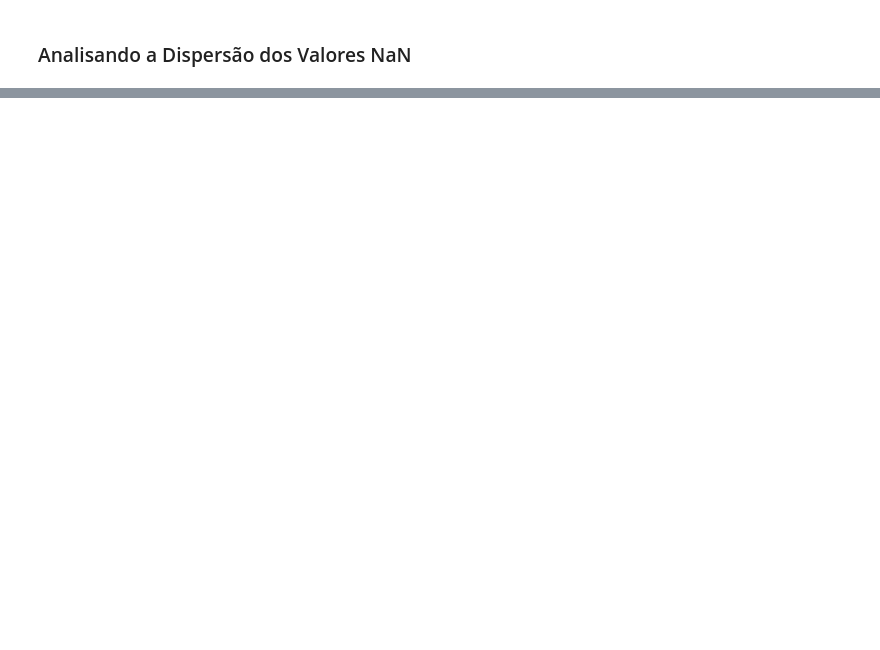
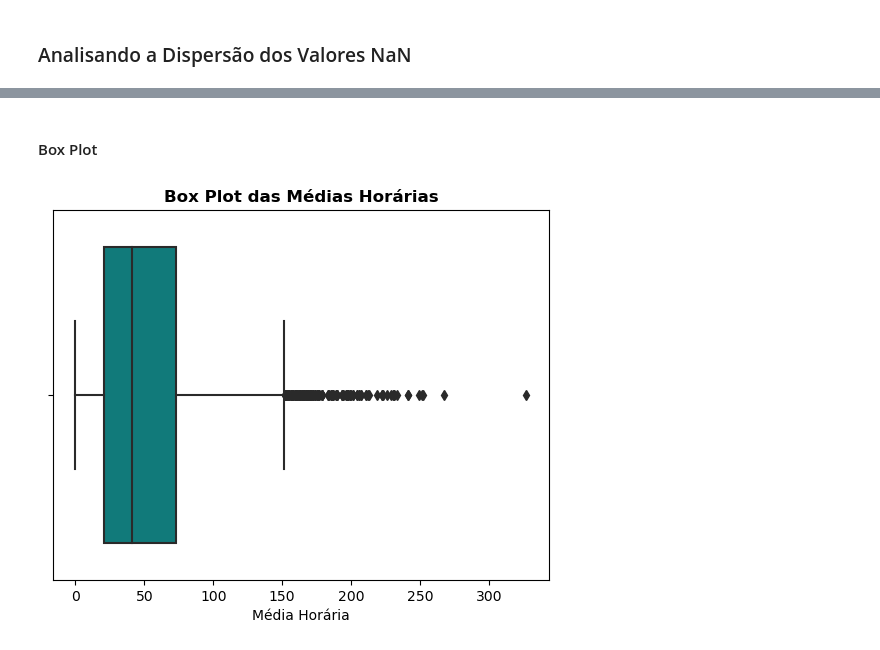
Before and after one commit to ecosustain/air-pollution, a Jupyter notebook: exploratory_analysis/exploratory_analysis_o3.ipynb, the cells around one changed output, grey strips where cells are left out. Saved outputs shown, nothing was run; the diff lists cells and outputs as text; code cells hidden in the pictures; blank space fills up the shorter version.

```diff
--- a/exploratory_analysis/exploratory_analysis_o3.ipynb
+++ b/exploratory_analysis/exploratory_analysis_o3.ipynb
@@ -59 +78,10 @@ _ = sns.boxplot(x='MediaHoraria', data=data, showfliers=True)
+# %% [markdown]
+#### Box Plot
+# %%
+sns.boxplot(x='MediaHoraria', data=data, showfliers=True, color="darkcyan")
+plt.xlabel("Média Horária")
+plt.title("Box Plot das Médias Horárias", fontweight='bold')
+plt.show()
+# %% [output]
+[figure, added]
 # %% [markdown]
```
Also changed, not shown: parts of 28 cells of this notebook.
